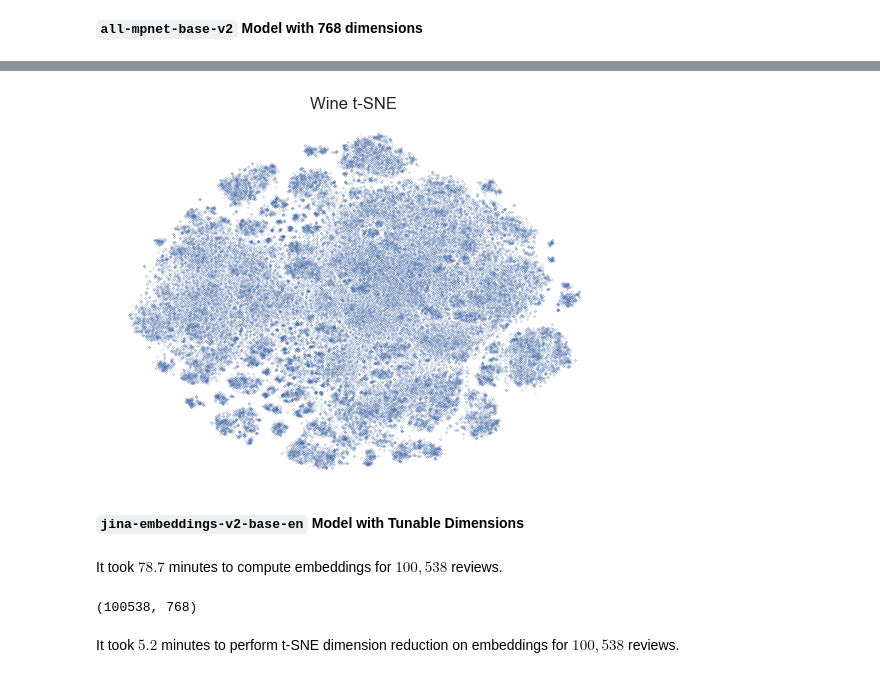
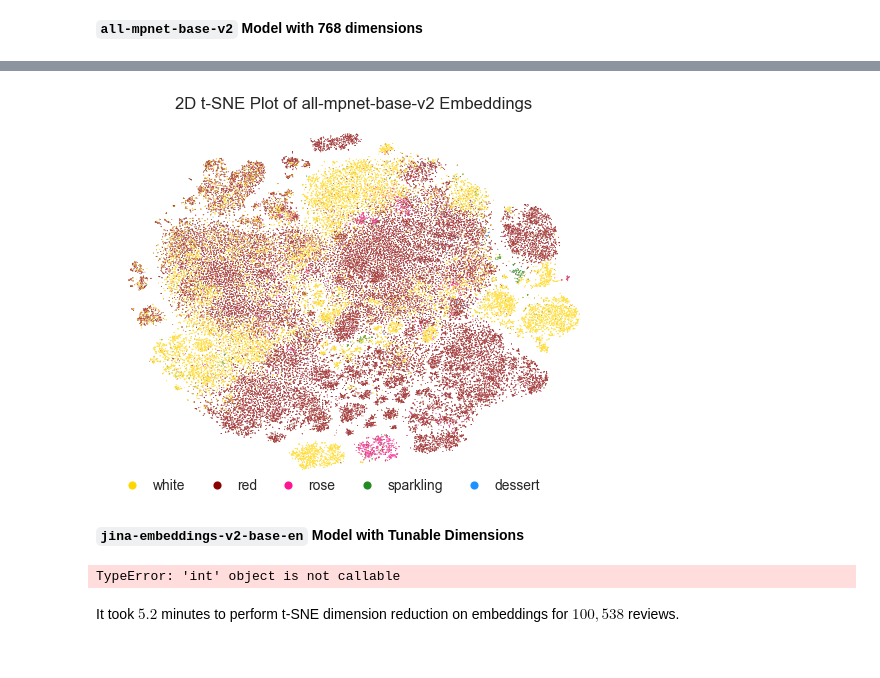
Before and after one commit to pasmith/oenologist, a Jupyter notebook: wine_reviews-sentence_transformers.ipynb, the cells around one changed output, grey strips where cells are left out. Drawn from its saved outputs; the diff is of its cells as text; code cells hidden in the pictures.

```diff
--- a/wine_reviews-sentence_transformers.ipynb
+++ b/wine_reviews-sentence_transformers.ipynb
@@ -151,19 +190,18 @@ It took $5.4$ minutes to perform t-SNE dimension reduction on embeddings for $10
 (100538, 2)
-# %%
-visualize_embeddings(mpnet_tsne)
-# %% [output]
-[figure, removed]
+# %%
+visualize_embeddings(mpnet_tsne, model_name='all-mpnet-base-v2', hue=df.type)
+# %% [output]
+[figure, added]
 # %% [markdown]
 **`jina-embeddings-v2-base-en` Model with Tunable Dimensions**
 # %%
 from transformers import AutoModel
 
 model = AutoModel.from_pretrained('jinaai/jina-embeddings-v2-base-en', trust_remote_code=True) # trust_remote_code is needed to use the encode method
-jina_embeddings = timeit('compute embeddings', lambda: model.encode(sentences, normalize_embeddings=True, show_progress_bar=True, device='cpu', max_length=2048), len(sentences), 'reviews')
+jina_embeddings = timeit('jina-embeddings-v2-base-en', 'compute embeddings', lambda: model.encode(sentences, normalize_embeddings=True, show_progress_bar=True, device='cpu', max_length=2048), len(sentences), 'reviews')
 jina_embeddings.shape
 # %% [output]
-It took $78.7$ minutes to compute embeddings for $100,538$ reviews.
-(100538, 768)
+TypeError: 'int' object is not callable
 # %%
 jina_tsne = tsne(jina_embeddings)
 jina_tsne.shape
```
Also changed, not shown: parts of 34 cells of this notebook, 1 other file.
